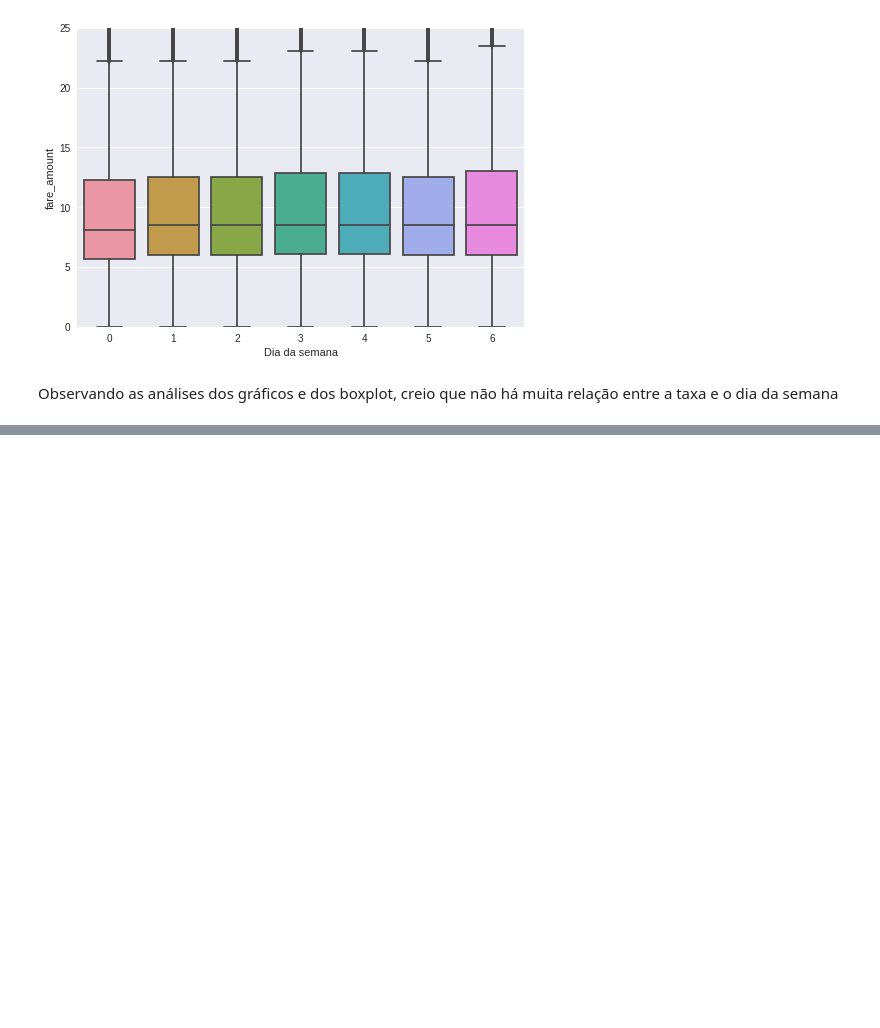
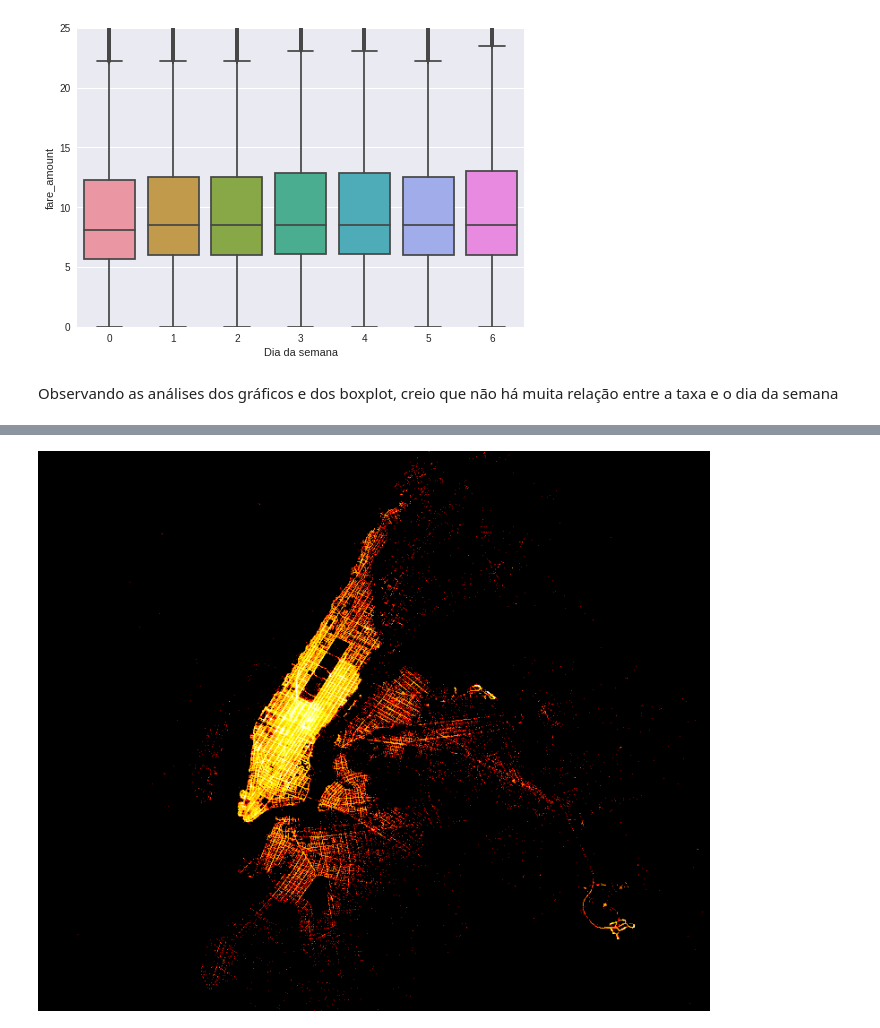
Before and after one commit to 51rL1N5/Prova_Esig, a Jupyter notebook: taxi_fare.ipynb, the cells around one changed output, grey strips where cells are left out. Saved outputs shown, nothing was run; the diff lists cells and outputs as text; code cells hidden in the pictures; blank space fills up the shorter version.

```diff
--- a/taxi_fare.ipynb
+++ b/taxi_fare.ipynb
@@ -399,0 +587,4 @@ Observando as análises dos gráficos e dos boxplot, creio que não há muita re
+# %%
+plot_data_points('dropoff_longitude', 'dropoff_latitude',chunk,"fare_amount")
+# %% [output]
+[figure, added]
```
Also changed, not shown: parts of 12 cells of this notebook.
